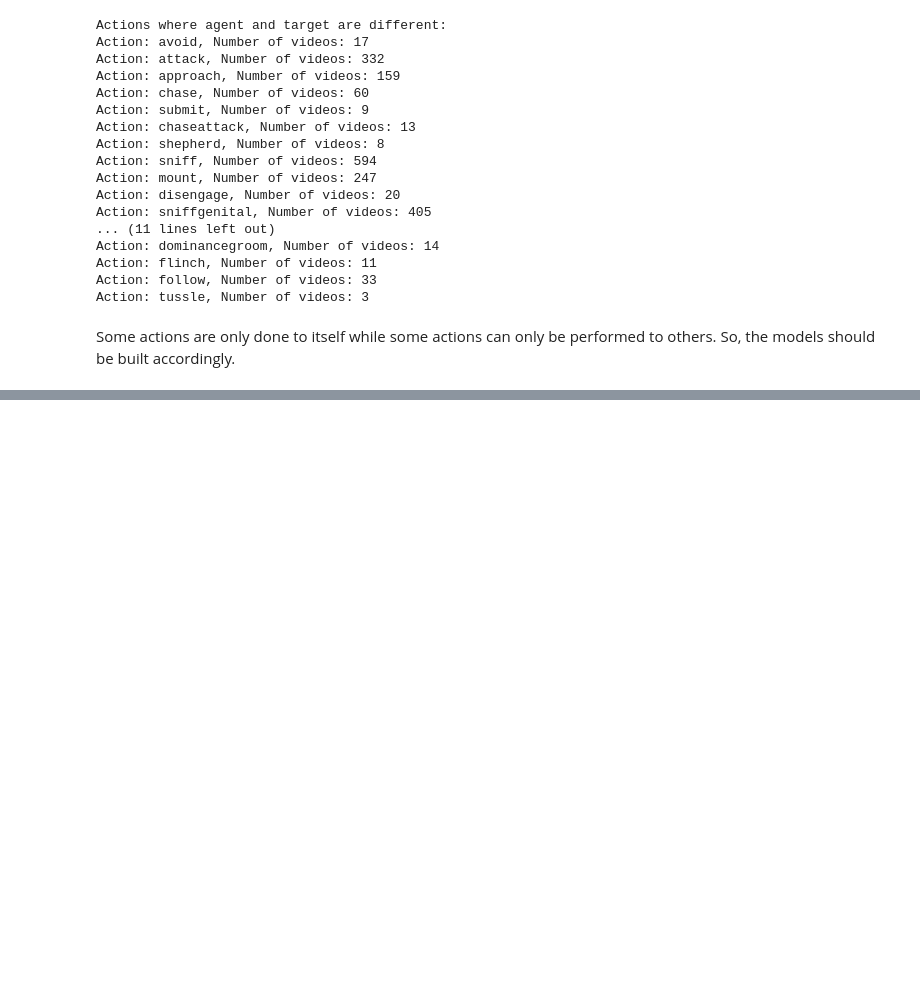
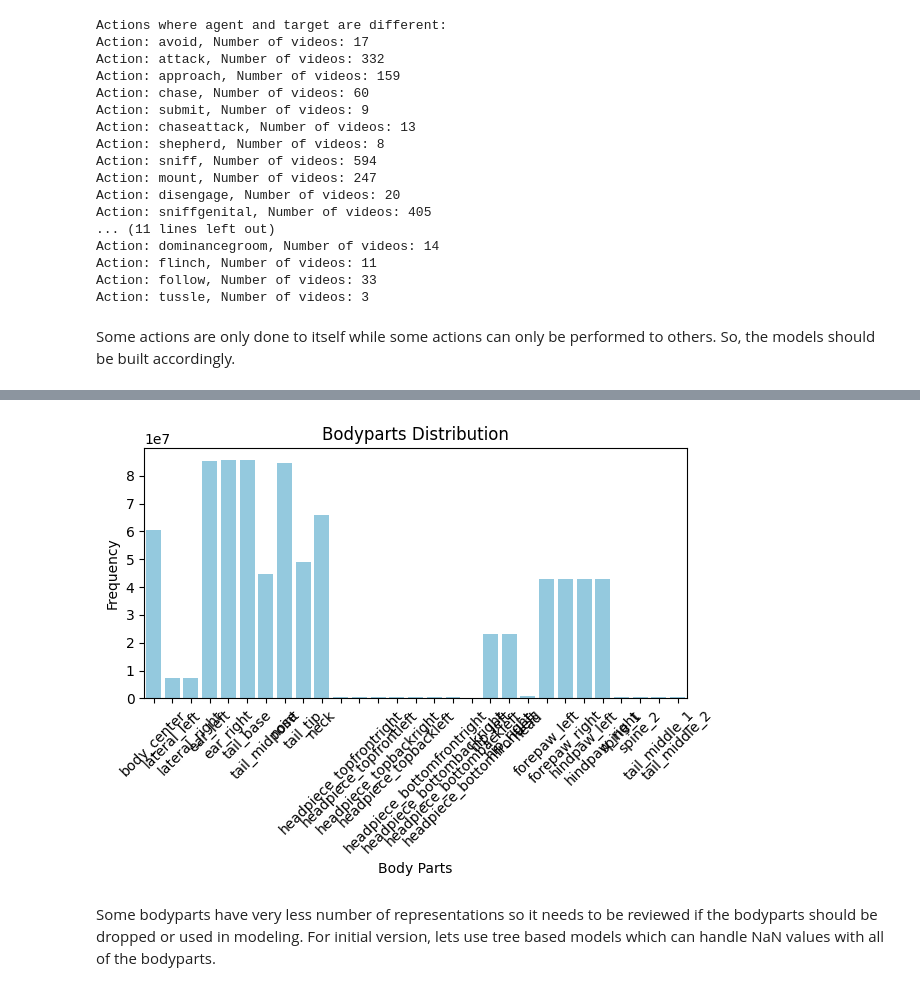
Before and after one commit to das-ankur/MABe, a Jupyter notebook: notebooks/multi_classifier.ipynb, the cells around one changed output, grey strips where cells are left out. Cells and saved outputs as stored; diff of their text form; code cells hidden in the pictures; blank space fills up the shorter version.

```diff
--- a/notebooks/multi_classifier.ipynb
+++ b/notebooks/multi_classifier.ipynb
@@ -194,2 +255,12 @@ Some actions are only done to itself while some actions can only be performed to
 # %%
-# Check which body parts have least representations?
+# Check bodyparts distribution
+bodyparts_freq = {}
+for file in tqdm(tracking_files, desc="Checking bodyparts distribution", total=len(tracking_files)):
+    tracking_df = pd.read_parquet(file)
+    freq_list = tracking_df['bodypart'].value_counts().to_dict()
+    for bodypart, freq in freq_list.items():
+        if bodypart not in bodyparts_freq:
+            bodyparts_freq[bodypart] = freq
+        else:
+            bodyparts_freq[bodypart] += freq
+bodyparts_freq
@@ -196,2 +285,17 @@ Some actions are only done to itself while some actions can only be performed to
 # %%
-# Check how normalization can be done?
+# PLot the bodyparts distribution
+sns.barplot(
+    x=list(bodyparts_freq.keys()),
+    y=list(bodyparts_freq.values()),
+    color="skyblue"
+)
+plt.xlabel("Body Parts")
+plt.ylabel("Frequency")
+plt.title("Bodyparts Distribution")
+plt.xticks(rotation=45)
+plt.tight_layout()
+plt.show()
+# %% [output]
+[figure, added]
+# %% [markdown]
+Some bodyparts have very less number of representations so it needs to be reviewed if the bodyparts should be dropped or used in modeling. For initial version, lets use tree based models which can handle NaN values with all of the bodyparts.
```
Also changed, not shown: parts of 9 cells of this notebook.
